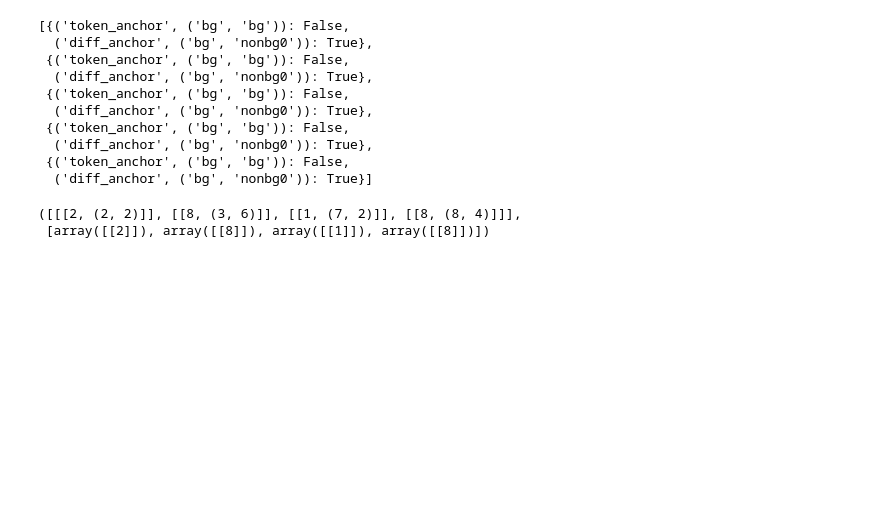
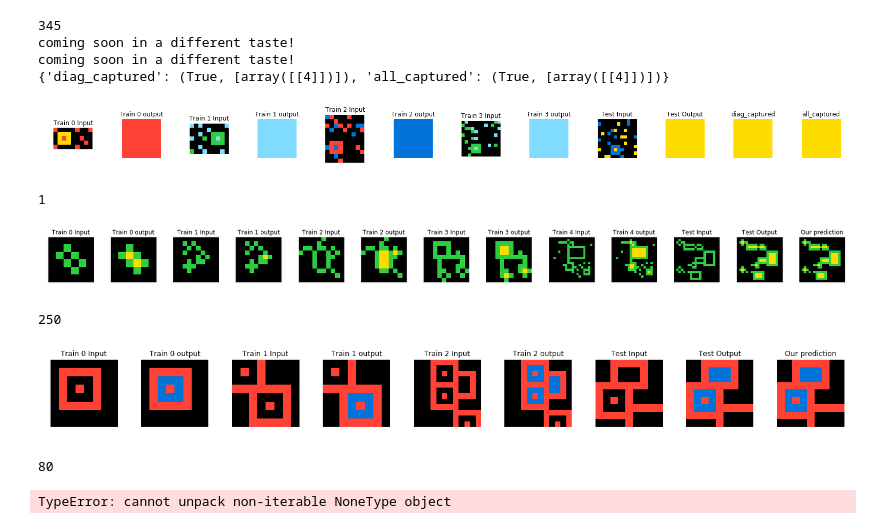
Before and after one commit to hassanshallal/ARCsolver, a Jupyter notebook: ARCSolverV02.ipynb, the cells around one changed output. Drawn from its saved outputs; the diff is of its cells as text; code cells hidden in the pictures; blank space fills up the shorter version.

```diff
--- a/ARCSolverV02.ipynb
+++ b/ARCSolverV02.ipynb
@@ -339,19 +64,0 @@ for task_num in cases_of_current_interest + problematic_cases:
-# %%
-this_task_output_ver_hor
-# %% [output]
-[{('token_anchor', ('bg', 'bg')): False,
-  ('diff_anchor', ('bg', 'nonbg0')): True},
- {('token_anchor', ('bg', 'bg')): False,
-  ('diff_anchor', ('bg', 'nonbg0')): True},
- {('token_anchor', ('bg', 'bg')): False,
-  ('diff_anchor', ('bg', 'nonbg0')): True},
- {('token_anchor', ('bg', 'bg')): False,
-  ('diff_anchor', ('bg', 'nonbg0')): True},
- {('token_anchor', ('bg', 'bg')): False,
-  ('diff_anchor', ('bg', 'nonbg0')): True}]
-# %%
-[x[1] for x in this_task_output_all], this_task.trainoutputs
-# this_task_output
-# %% [output]
-([[[2, (2, 2)]], [[8, (3, 6)]], [[1, (7, 2)]], [[8, (8, 4)]]],
- [array([[2]]), array([[8]]), array([[1]]), array([[8]])])
@@ -364,3 +65,26 @@ this_task_output_ver_hor
+# %%
+for task_num in [345] + cases_of_current_interest + problematic_cases:
+    print(task_num)
+    print_arrays(task_num)
+    this_task = TaskManager(tt[task_num])
+    if task_num == 345:
+        assessed, preds = try_captured(this_task, False)
+        plot_task_eval(tt[task_num], preds)
+    else:
+        assessed, preds = try_captured(this_task, True)
+        plot_task_eval(tt[task_num], preds)
+# %% [output]
+345
+coming soon in a different taste!
+coming soon in a different taste!
+{'diag_captured': (True, [array([[4]])]), 'all_captured': (True, [array([[4]])])}
+[figure, added]
+1
+[figure, added]
+250
+[figure, added]
+80
+TypeError: cannot unpack non-iterable NoneType object
 # %%
 # it is obvious from soem task that first principle relationships between lengths of sets can help narrow down
 # the problem into a set of screens
```
Also changed, not shown: parts of 32 cells of this notebook, 3 other files.
